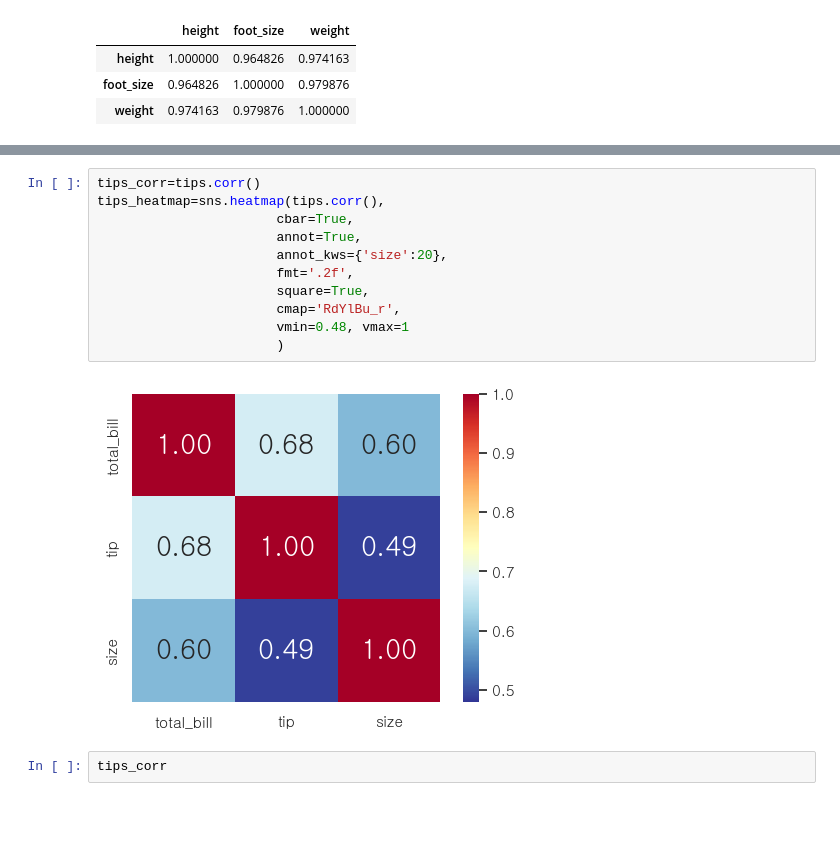
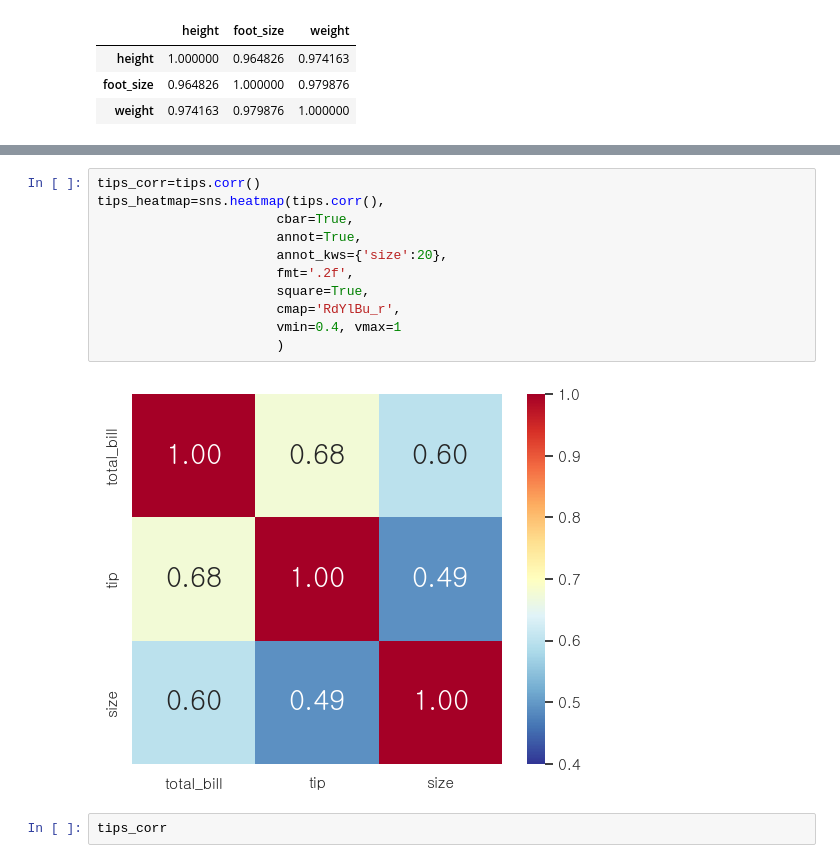
Before and after one commit to eshehh/K1109_Py_Class_Lab, a Jupyter notebook: 0420/상관관계1.ipynb, the cells around one changed output, grey strips where cells are left out. Drawn from its saved outputs; the diff is of its cells as text; blank space fills up the shorter version.

```diff
--- a/0420/상관관계1.ipynb
+++ b/0420/상관관계1.ipynb
@@ -153,16 +153,16 @@ df_heatmap=sns.heatmap(df.corr(),
 # %%
 tips_corr=tips.corr()
 tips_heatmap=sns.heatmap(tips.corr(),
                        cbar=True,
                        annot=True,
                        annot_kws={'size':20},
                        fmt='.2f',
                        square=True,
                        cmap='RdYlBu_r',
-                       vmin=0.48, vmax=1
+                       vmin=0.4, vmax=1
                        )
 # %% [output]
-[figure, old version]
+[figure, new version]
 # %%
 tips_corr
 # %% [output]
```
Also changed, not shown: parts of 5 cells of this notebook, 3 other files.
